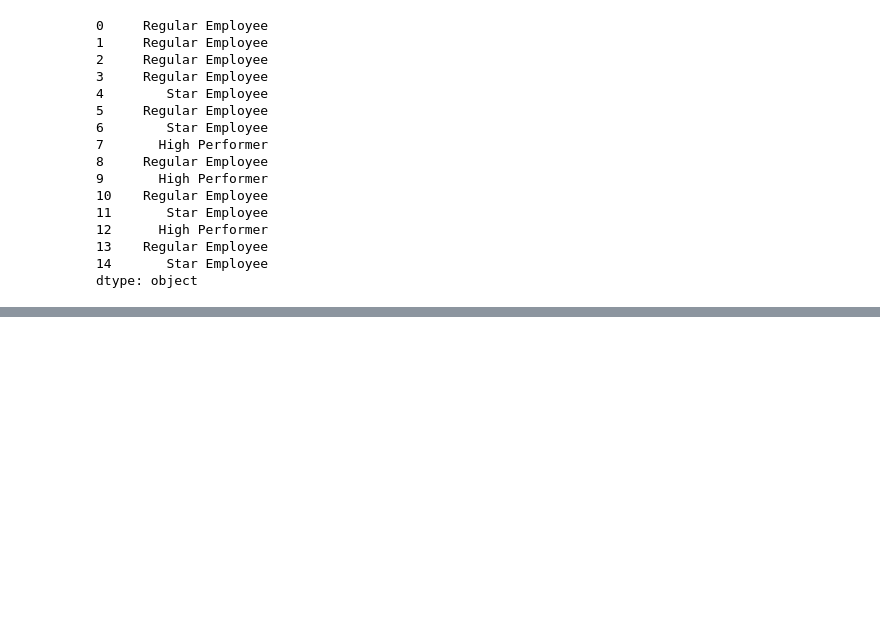
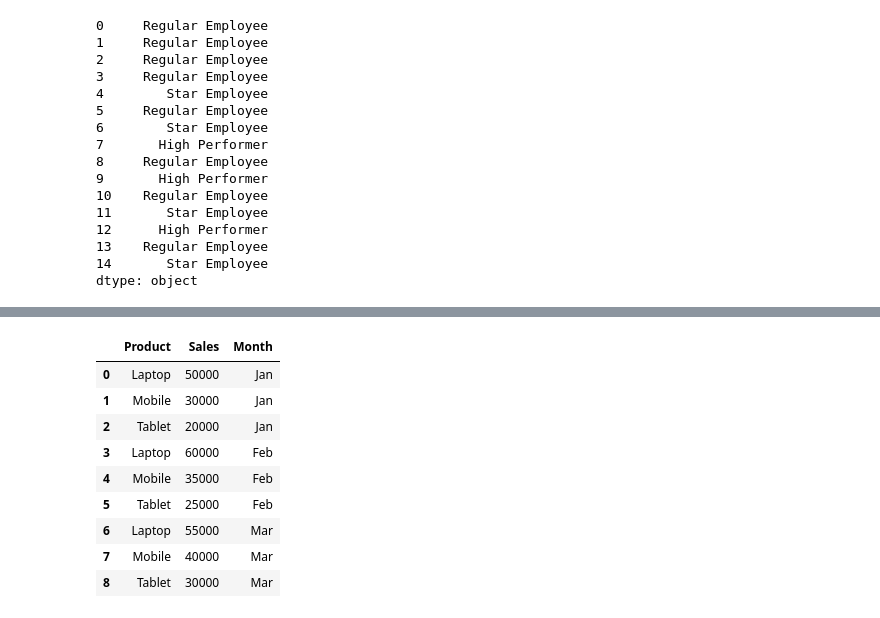
Before and after one commit to Mee-SUJAL/Employee-data-analysis, a Jupyter notebook: Employee_insights_citywise.ipynb, the cells around one changed output, grey strips where cells are left out. Cells and saved outputs as stored; diff of their text form; code cells hidden in the pictures; blank space fills up the shorter version.

```diff
--- a/Employee_insights_citywise.ipynb
+++ b/Employee_insights_citywise.ipynb
@@ -1424,0 +1438,23 @@ dtype: object
+# %%
+import pandas as pd
+
+df = pd.DataFrame({
+    "Product": ["Laptop", "Mobile", "Tablet", "Laptop", "Mobile",
+                "Tablet", "Laptop", "Mobile", "Tablet"],
+    "Sales": [50000, 30000, 20000, 60000, 35000,
+              25000, 55000, 40000, 30000],
+    "Month": ["Jan", "Jan", "Jan", "Feb", "Feb",
+              "Feb", "Mar", "Mar", "Mar"]
+})
+df
+# %% [output]
+|  | Product | Sales | Month |
+| 0 | Laptop | 50000 | Jan |
+| 1 | Mobile | 30000 | Jan |
+| 2 | Tablet | 20000 | Jan |
+| 3 | Laptop | 60000 | Feb |
+| 4 | Mobile | 35000 | Feb |
+| 5 | Tablet | 25000 | Feb |
+| 6 | Laptop | 55000 | Mar |
+| 7 | Mobile | 40000 | Mar |
+| 8 | Tablet | 30000 | Mar |
```
Also changed, not shown: parts of 24 cells of this notebook.
